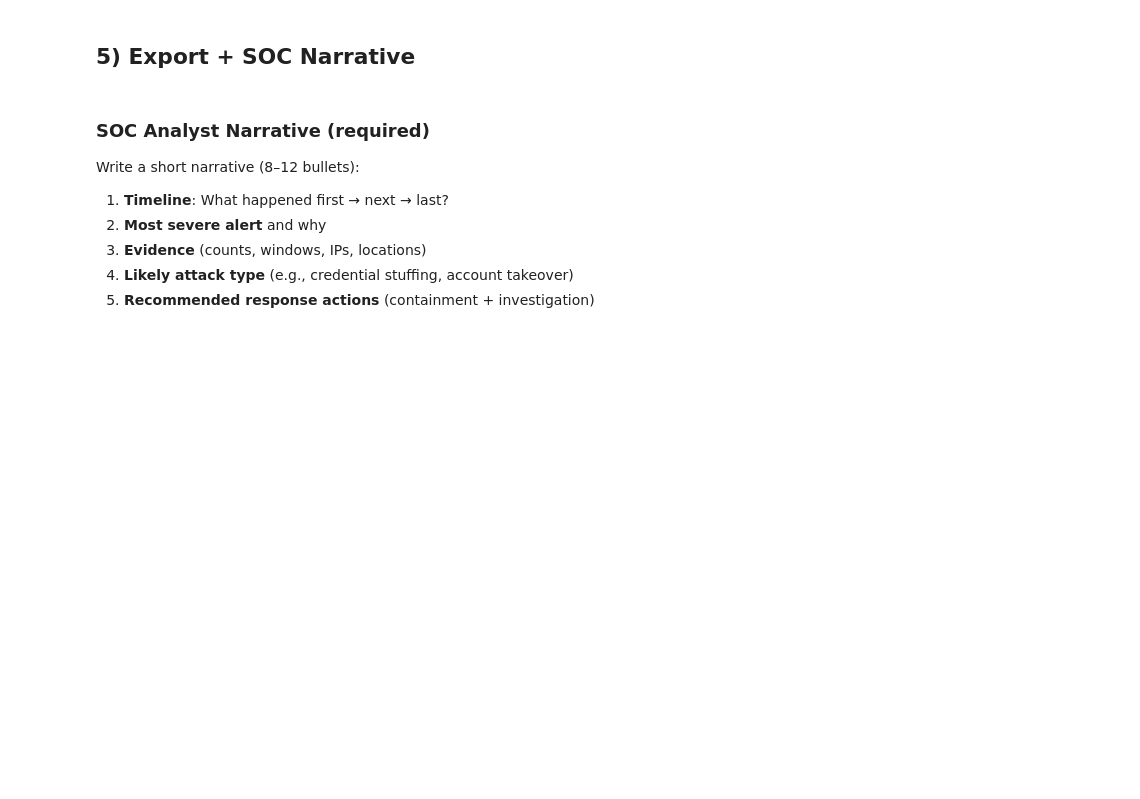
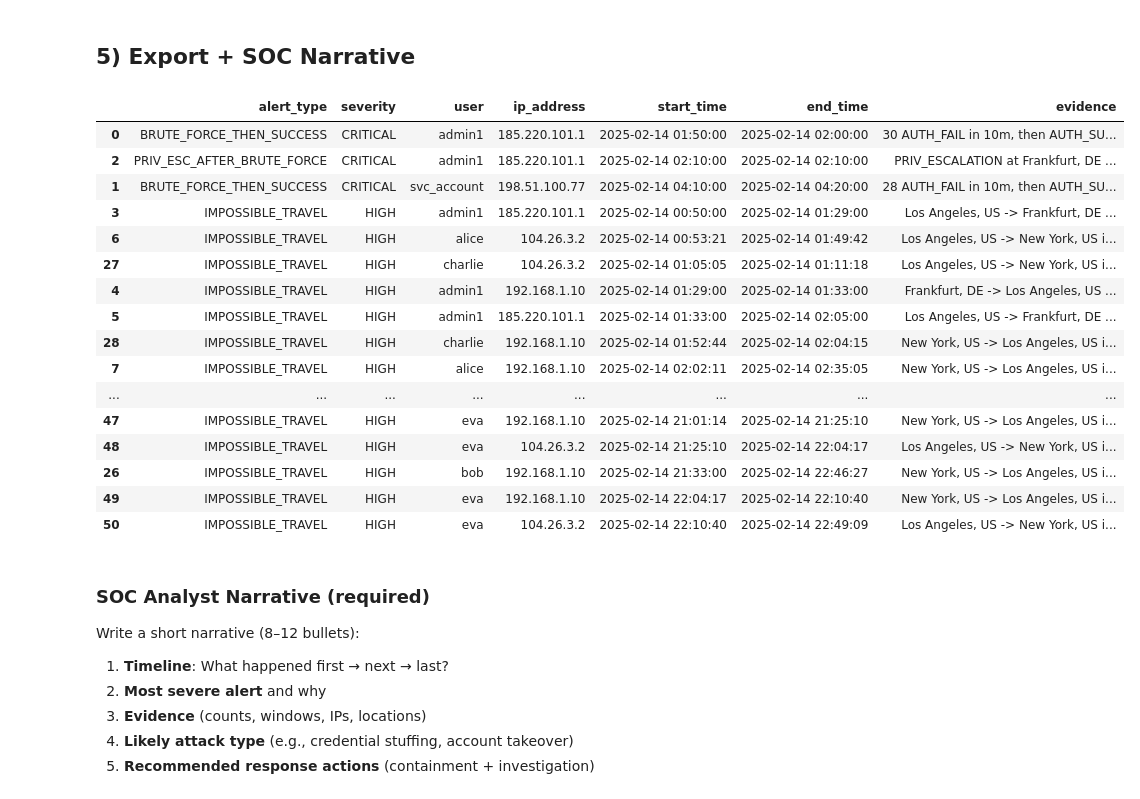
Before and after one commit to kayronmacon/jupyter, a Jupyter notebook: Assignments/SOC_Level_Version/SOC_Level_Anomaly_Detection_Starter.ipynb, the cells around one changed output. Cells and saved outputs as stored; diff of their text form; code cells hidden in the pictures; blank space fills up the shorter version.

```diff
--- a/Assignments/SOC_Level_Version/SOC_Level_Anomaly_Detection_Starter.ipynb
+++ b/Assignments/SOC_Level_Version/SOC_Level_Anomaly_Detection_Starter.ipynb
@@ -9,7 +9,7 @@ import numpy as np
 from math import radians, sin, cos, asin, sqrt
 from datetime import timedelta
 # %%
-df = pd.read_csv('soc_auth_activity_advanced.csv')
+df = pd.read_csv(r'C:/Users/kayro/jupyter/Assignments/SOC_Level_Version/soc_auth_activity_advanced.csv')
 df['timestamp'] = pd.to_datetime(df['timestamp'])
 df = df.sort_values('timestamp').reset_index(drop=True)
 df.head()
@@ -54,0 +127,23 @@ pass
+# %%
+# Detection B: PRIV_ESCALATION within 30 min after a CRITICAL brute force alert
+critical_alerts = [a for a in alerts if a['severity'] == 'CRITICAL']
+
+for a in critical_alerts:
+    user        = a['user']
+    after_start = a['start_time']
+    after_end   = after_start + pd.Timedelta('30min')
+
+    priv = df[
+        (df['user'] == user) &
+        (df['event_type'] == 'PRIV_ESCALATION') &
+        (df['timestamp'] >= after_start) &
+        (df['timestamp'] <= after_end)
+    ]
+
+    for _, r in priv.iterrows():
+        add('PRIV_ESC_AFTER_BRUTE_FORCE', 'CRITICAL',
+            user, r['ip_address'],
+            r['timestamp'], r['timestamp'],
+            evidence=f"PRIV_ESCALATION at {r['location']} within 30m of brute force")
+
+pd.DataFrame(alerts).tail()
@@ -102,0 +232,8 @@ pass
+# %%
+for _, r in exfil.iterrows():
+    add('DATA_EXFIL', 'CRITICAL' if r['z'] > 5 else 'HIGH',
+        r['user'], r['ip_address'],
+        r['timestamp'], r['timestamp'],
+        evidence=f"bytes_out={r['bytes_out']:,} (z={r['z']:.2f}) via {r['event_type']}")
+
+pd.DataFrame(alerts).tail()
@@ -104,8 +248,27 @@ pass
 ## 5) Export + SOC Narrative
 # %%
 alerts_df = pd.DataFrame(alerts)
-alerts_df.to_csv('soc_alerts.csv', index=False)
+alerts_df = alerts_df.sort_values(['severity','start_time'], ascending=[True,True])
+alerts_df.to_csv(r'C:/Users/kayro/jupyter/Assignments/SOC_Level_Version/soc_alerts.csv', index=False)
 alerts_df
+# %% [output]
+|  | alert_type | severity | user | ip_address | start_time | end_time | evidence |
+| 0 | BRUTE_FORCE_THEN_SUCCESS | CRITICAL | admin1 | 185.220.101.1 | 2025-02-14 01:50:00 | 2025-02-14 02:00:00 | 30 AUTH_FAIL in 10m, then AUTH_SU... |
+| 2 | PRIV_ESC_AFTER_BRUTE_FORCE | CRITICAL | admin1 | 185.220.101.1 | 2025-02-14 02:10:00 | 2025-02-14 02:10:00 | PRIV_ESCALATION at Frankfurt, DE ... |
+| 1 | BRUTE_FORCE_THEN_SUCCESS | CRITICAL | svc_account | 198.51.100.77 | 2025-02-14 04:10:00 | 2025-02-14 04:20:00 | 28 AUTH_FAIL in 10m, then AUTH_SU... |
+| 3 | IMPOSSIBLE_TRAVEL | HIGH | admin1 | 185.220.101.1 | 2025-02-14 00:50:00 | 2025-02-14 01:29:00 | Los Angeles, US -> Frankfurt, DE ... |
+| 6 | IMPOSSIBLE_TRAVEL | HIGH | alice | 104.26.3.2 | 2025-02-14 00:53:21 | 2025-02-14 01:49:42 | Los Angeles, US -> New York, US i... |
+| 27 | IMPOSSIBLE_TRAVEL | HIGH | charlie | 104.26.3.2 | 2025-02-14 01:05:05 | 2025-02-14 01:11:18 | Los Angeles, US -> New York, US i... |
+| 4 | IMPOSSIBLE_TRAVEL | HIGH | admin1 | 192.168.1.10 | 2025-02-14 01:29:00 | 2025-02-14 01:33:00 | Frankfurt, DE -> Los Angeles, US ... |
+| 5 | IMPOSSIBLE_TRAVEL | HIGH | admin1 | 185.220.101.1 | 2025-02-14 01:33:00 | 2025-02-14 02:05:00 | Los Angeles, US -> Frankfurt, DE ... |
+| 28 | IMPOSSIBLE_TRAVEL | HIGH | charlie | 192.168.1.10 | 2025-02-14 01:52:44 | 2025-02-14 02:04:15 | New York, US -> Los Angeles, US i... |
+| 7 | IMPOSSIBLE_TRAVEL | HIGH | alice | 192.168.1.10 | 2025-02-14 02:02:11 | 2025-02-14 02:35:05 | New York, US -> Los Angeles, US i... |
+| ... | ... | ... | ... | ... | ... | ... | ... |
+| 47 | IMPOSSIBLE_TRAVEL | HIGH | eva | 192.168.1.10 | 2025-02-14 21:01:14 | 2025-02-14 21:25:10 | New York, US -> Los Angeles, US i... |
+| 48 | IMPOSSIBLE_TRAVEL | HIGH | eva | 104.26.3.2 | 2025-02-14 21:25:10 | 2025-02-14 22:04:17 | Los Angeles, US -> New York, US i... |
+| 26 | IMPOSSIBLE_TRAVEL | HIGH | bob | 192.168.1.10 | 2025-02-14 21:33:00 | 2025-02-14 22:46:27 | New York, US -> Los Angeles, US i... |
+| 49 | IMPOSSIBLE_TRAVEL | HIGH | eva | 192.168.1.10 | 2025-02-14 22:04:17 | 2025-02-14 22:10:40 | New York, US -> Los Angeles, US i... |
+| 50 | IMPOSSIBLE_TRAVEL | HIGH | eva | 104.26.3.2 | 2025-02-14 22:10:40 | 2025-02-14 22:49:09 | Los Angeles, US -> New York, US i... |
 # %% [markdown]
 ### SOC Analyst Narrative (required)
 Write a short narrative (8–12 bullets):
```
Also changed, not shown: parts of 12 cells of this notebook, 1 other file.
